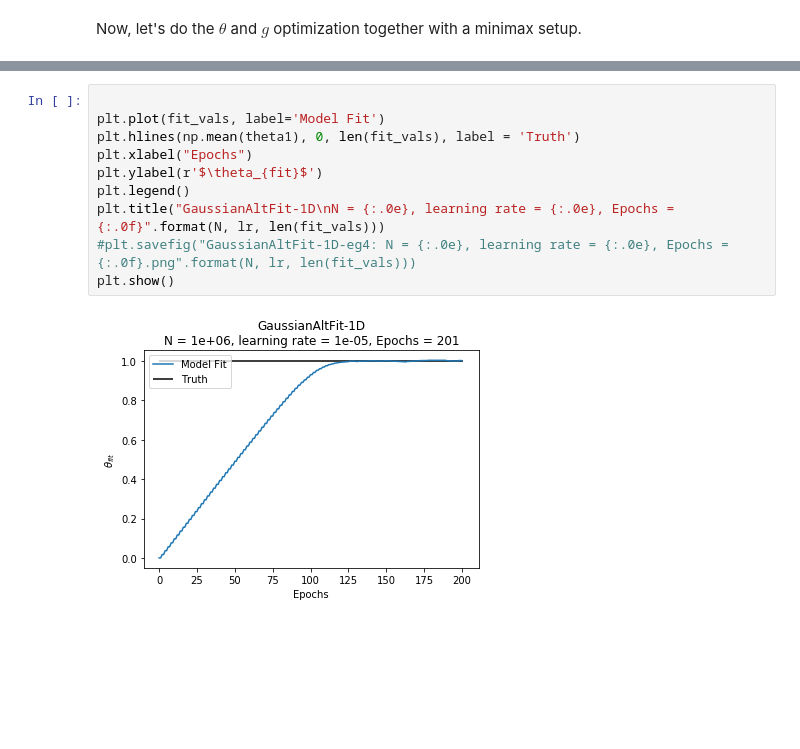
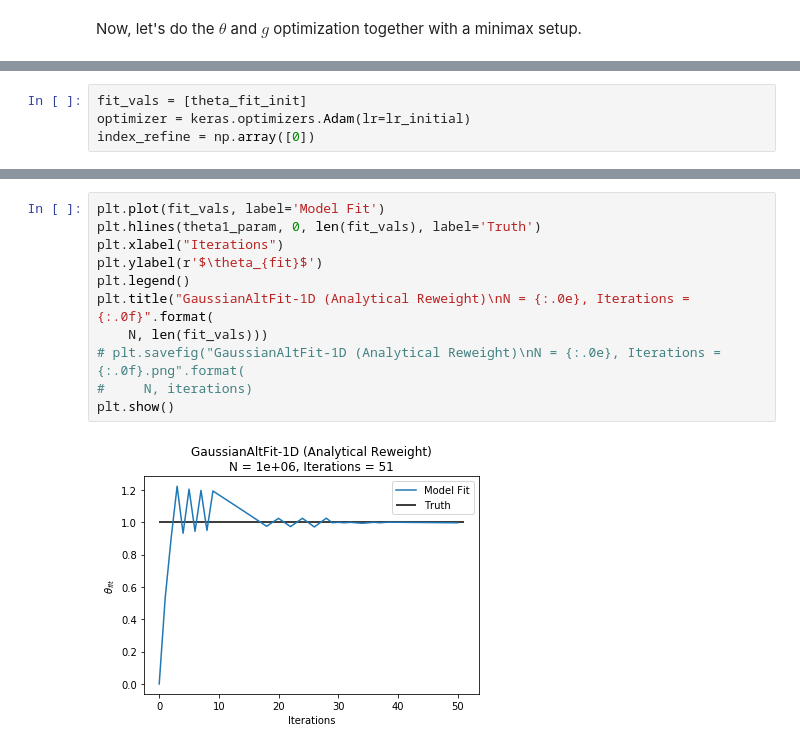
Before and after one commit to hep-lbdl/SRGN, a Jupyter notebook: GaussianExamples/GaussianAltFit-Original(1D).ipynb, the cells around one changed output, grey strips where cells are left out. Saved outputs shown, nothing was run; the diff lists cells and outputs as text; blank space fills up the shorter version.

Commit message:
Improved efficiency, readability, and structure of Gaussian notebooks

```diff
--- a/GaussianExamples/GaussianAltFit-Original(1D).ipynb
+++ b/GaussianExamples/GaussianAltFit-Original(1D).ipynb
@@ -425,0 +568,4 @@ Epoch 1/1
+# %%
+fit_vals = [theta_fit_init]
+optimizer = keras.optimizers.Adam(lr=lr_initial)
+index_refine = np.array([0])
@@ -426,12 +665,13 @@ Epoch 1/1
 # %%
-
 plt.plot(fit_vals, label='Model Fit')
-plt.hlines(np.mean(theta1), 0, len(fit_vals), label = 'Truth')
-plt.xlabel("Epochs")
+plt.hlines(theta1_param, 0, len(fit_vals), label='Truth')
+plt.xlabel("Iterations")
 plt.ylabel(r'$\theta_{fit}$')
 plt.legend()
-plt.title("GaussianAltFit-1D\nN = {:.0e}, learning rate = {:.0e}, Epochs = {:.0f}".format(N, lr, len(fit_vals)))
-#plt.savefig("GaussianAltFit-1D-eg4: N = {:.0e}, learning rate = {:.0e}, Epochs = {:.0f}.png".format(N, lr, len(fit_vals)))
+plt.title("GaussianAltFit-1D (Analytical Reweight)\nN = {:.0e}, Iterations = {:.0f}".format(
+    N, len(fit_vals)))
+# plt.savefig("GaussianAltFit-1D (Analytical Reweight)\nN = {:.0e}, Iterations = {:.0f}.png".format(
+#     N, iterations)
 plt.show()
 # %% [output]
-[figure, old version]
+[figure, new version]
```
Also changed, not shown: parts of 29 cells of this notebook, 2 other files.
